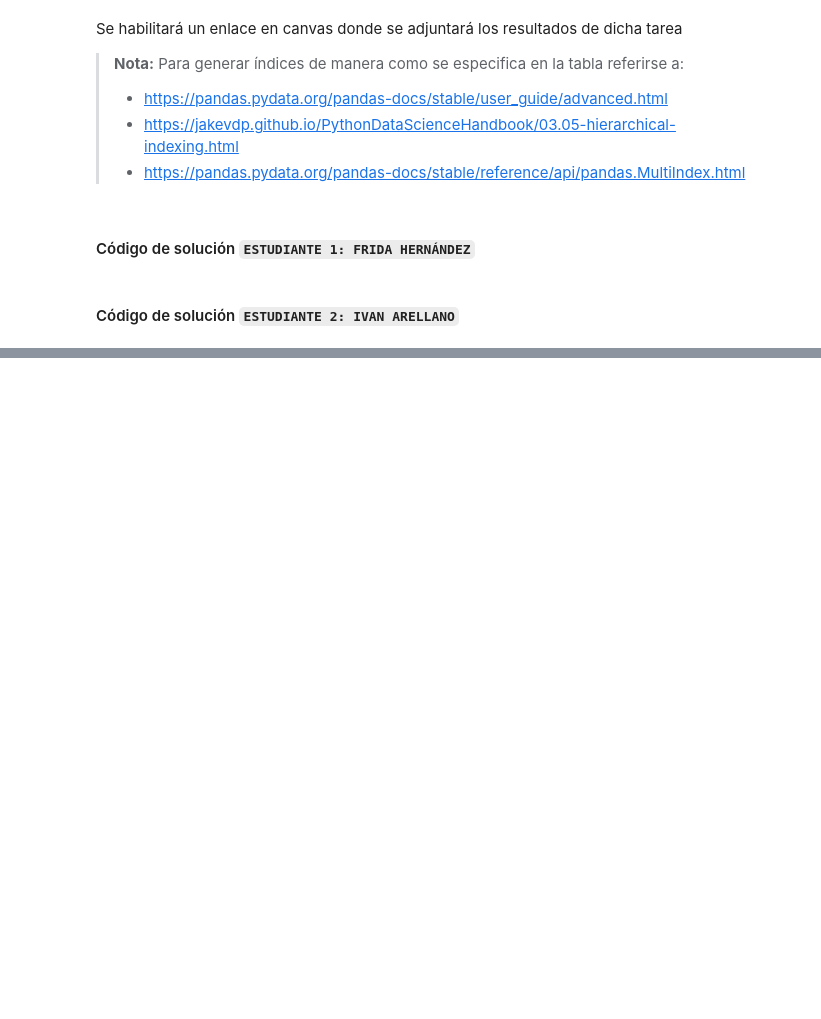
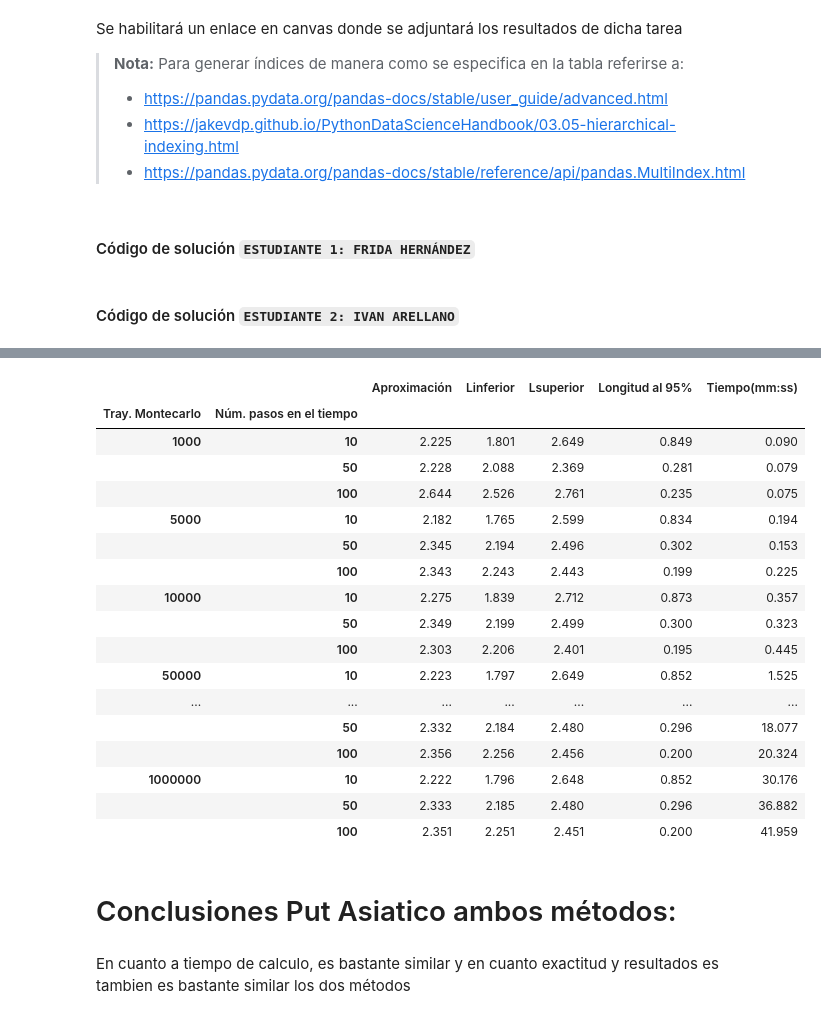
Before and after one commit to FridaHernandezL/Tarea9_HFrida_AIvan, a Jupyter notebook: Tarea9_HFrida_AIvan.ipynb, the cells around one changed output, grey strips where cells are left out. Saved outputs shown, nothing was run; the diff lists cells and outputs as text; code cells hidden in the pictures; blank space fills up the shorter version.

```diff
--- a/Tarea9_HFrida_AIvan.ipynb
+++ b/Tarea9_HFrida_AIvan.ipynb
@@ -35,0 +313,33 @@ Se habilitará un enlace en canvas donde se adjuntará los resultados de dicha t
+# %%
+riemann_put_AS = [[Riemann_approach(K,r,S0,j,i,sigma,T,'Put',0.95) for i in N_step_sim] for j in N_traj_sim]
+# %%
+riemann_put = pd.DataFrame(Trayectorias(riemann_put_AS),
+                                 columns=['Aproximación', 'Linferior', 'Lsuperior', 'Longitud al 95%', 'Tiempo(mm:ss)'],
+                                 index=pd.MultiIndex.from_arrays(index, names=('Tray. Montecarlo', 'Núm. pasos en el tiempo')))
+# %%
+pd.set_option("display.max_columns", None)
+pd.set_option("display.max_rows", None)
+riemann_put
+# %% [output]
+|  |  | Aproximación | Linferior | Lsuperior | Longitud al 95% | Tiempo(mm:ss) |
+| Tray. Montecarlo | Núm. pasos en el tiempo |  |  |  |  |  |
+| 1000 | 10 | 2.225 | 1.801 | 2.649 | 0.849 | 0.090 |
+|  | 50 | 2.228 | 2.088 | 2.369 | 0.281 | 0.079 |
+|  | 100 | 2.644 | 2.526 | 2.761 | 0.235 | 0.075 |
+| 5000 | 10 | 2.182 | 1.765 | 2.599 | 0.834 | 0.194 |
+|  | 50 | 2.345 | 2.194 | 2.496 | 0.302 | 0.153 |
+|  | 100 | 2.343 | 2.243 | 2.443 | 0.199 | 0.225 |
+| 10000 | 10 | 2.275 | 1.839 | 2.712 | 0.873 | 0.357 |
+|  | 50 | 2.349 | 2.199 | 2.499 | 0.300 | 0.323 |
+|  | 100 | 2.303 | 2.206 | 2.401 | 0.195 | 0.445 |
+| 50000 | 10 | 2.223 | 1.797 | 2.649 | 0.852 | 1.525 |
+| ... | ... | ... | ... | ... | ... | ... |
+|  | 50 | 2.332 | 2.184 | 2.480 | 0.296 | 18.077 |
+|  | 100 | 2.356 | 2.256 | 2.456 | 0.200 | 20.324 |
+| 1000000 | 10 | 2.222 | 1.796 | 2.648 | 0.852 | 30.176 |
+|  | 50 | 2.333 | 2.185 | 2.480 | 0.296 | 36.882 |
+|  | 100 | 2.351 | 2.251 | 2.451 | 0.200 | 41.959 |
+# %% [markdown]
+# Conclusiones Put Asiatico ambos métodos:
+# %% [markdown]
+En cuanto a tiempo de calculo, es bastante similar y en cuanto exactitud y resultados es tambien es bastante similar los dos métodos
```
Also changed, not shown: parts of 19 cells of this notebook.
